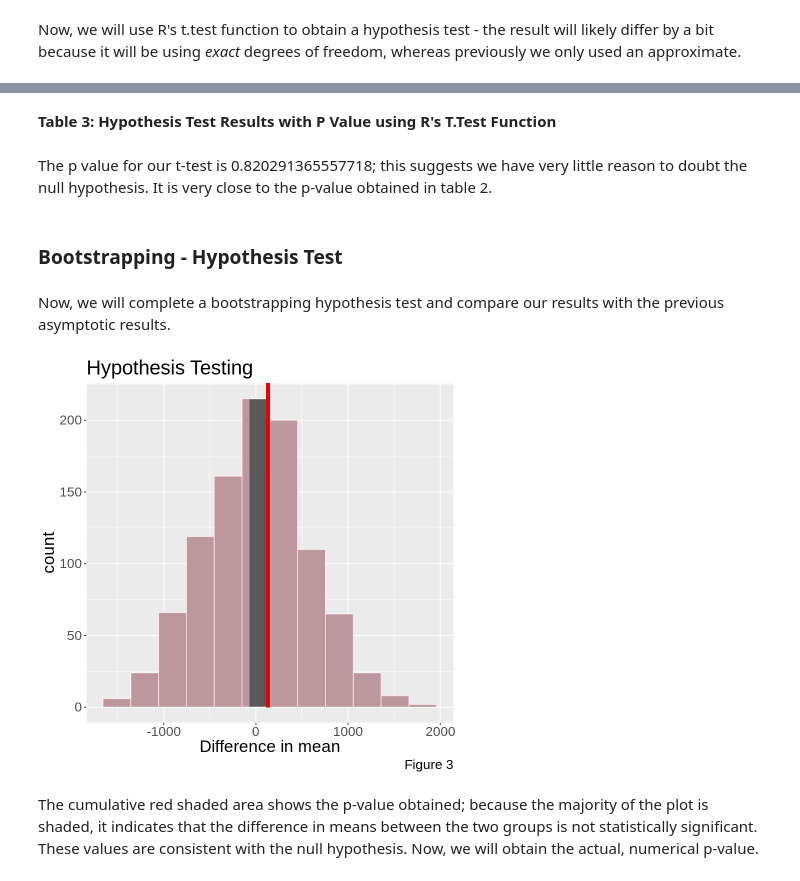
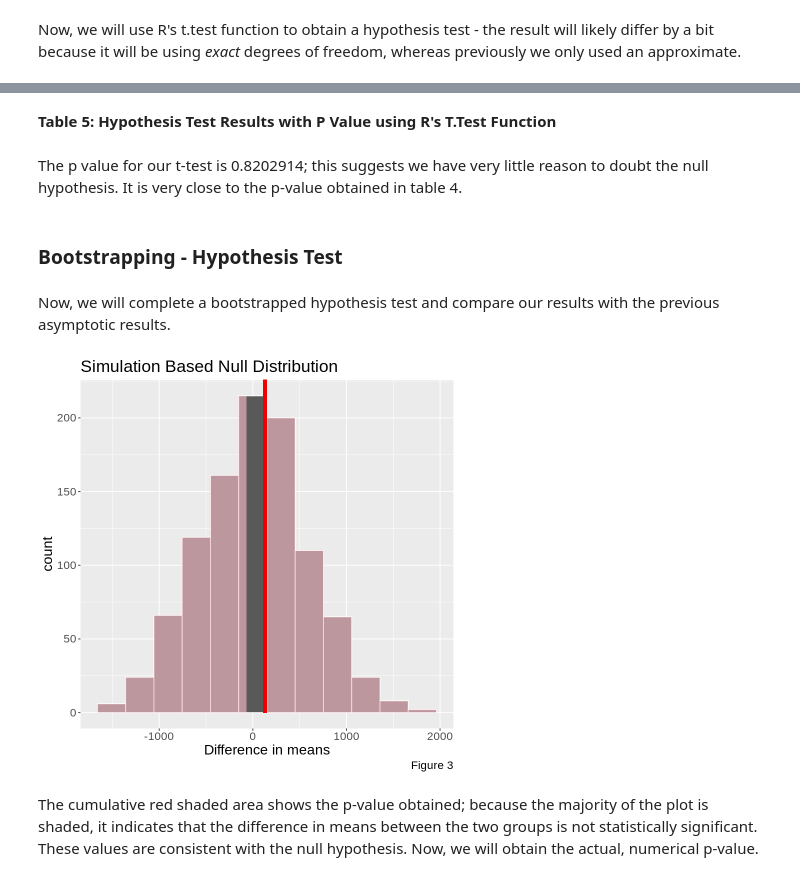
Before and after one commit to Jellia1225/STAT201-Group-8-Foot-Step-Project, a Jupyter notebook: Male vs. Female Step Count Final Report.ipynb, the cells around one changed output, grey strips where cells are left out. Drawn from its saved outputs; the diff is of its cells as text; code cells hidden in the pictures.

```diff
--- a/Male vs. Female Step Count Final Report.ipynb
+++ b/Male vs. Female Step Count Final Report.ipynb
@@ -209,43 +213,43 @@ A tibble: 1 × 10
 # %% [markdown]
-**Table 3: Hypothesis Test Results with P Value using R's T.Test Function**
+**Table 5: Hypothesis Test Results with P Value using R's T.Test Function**
 # %% [markdown]
-The p value for our t-test is 0.820291365557718; this suggests we have very little reason to doubt the null hypothesis. It is very close to the p-value obtained in table 2.
+The p value for our t-test is 0.8202914; this suggests we have very little reason to doubt the null hypothesis. It is very close to the p-value obtained in table 4.
 # %% [markdown]
 ### Bootstrapping - Hypothesis Test
 # %% [markdown]
-Now, we will complete a bootstrapping hypothesis test and compare our results with the previous asymptotic results.
+Now, we will complete a bootstrapped hypothesis test and compare our results with the previous asymptotic results.
 # %%
 #Set seed to ensure a reproducible code
 set.seed(2106)
 
 
 
 #Calculate the observed test statistic with the infer package. Male's mean minus Female's mean.
 obs_diff_in_means <-
     stepcount  %>%
     specify(formula = stepcount ~ gender) %>%
     calculate(stat = "diff in means", order = c("M", "F"))
 
 #Obtaining null distribution (test statistic under null hypothesis). Using the infer workflow, we generated 1000 samples.
 null_obs_diff_in_means <-
     stepcount  %>%
     specify(formula = stepcount ~ gender) %>%
     hypothesize(null = "independence") %>%
     generate(reps = 1000, type = "permute")  %>%
     calculate(stat = "diff in means", order = c("M", "F"))
 
-#plotting hypothesis test results
+#plotting hypothesis test results on a histogram
 diff_in_means_plot <-
     visualize(null_obs_diff_in_means, bins = 12) +
     shade_p_value(obs_stat = obs_diff_in_means, direction = "both") + # vertical bar for the observed test statistic, shaded the tails
-    xlab("Difference in mean") +
+    xlab("Difference in means") +
     labs(caption="Figure 3")+
-    ggtitle("Hypothesis Testing") +
-    theme(text = element_text(size = 20))
+    ggtitle("Simulation Based Null Distribution") +
+    theme(text = element_text(size = 17))
 
 diff_in_means_plot
 # %% [output]
-[figure, old version]
+[figure, new version]
 # %% [markdown]
 The cumulative red shaded area shows the p-value obtained; because the majority of the plot is shaded, it indicates that the difference in means between the two groups is not statistically significant. These values are consistent with the null hypothesis. Now, we will obtain the actual, numerical p-value.
 # %%
```
Also changed, not shown: parts of 16 cells of this notebook.
